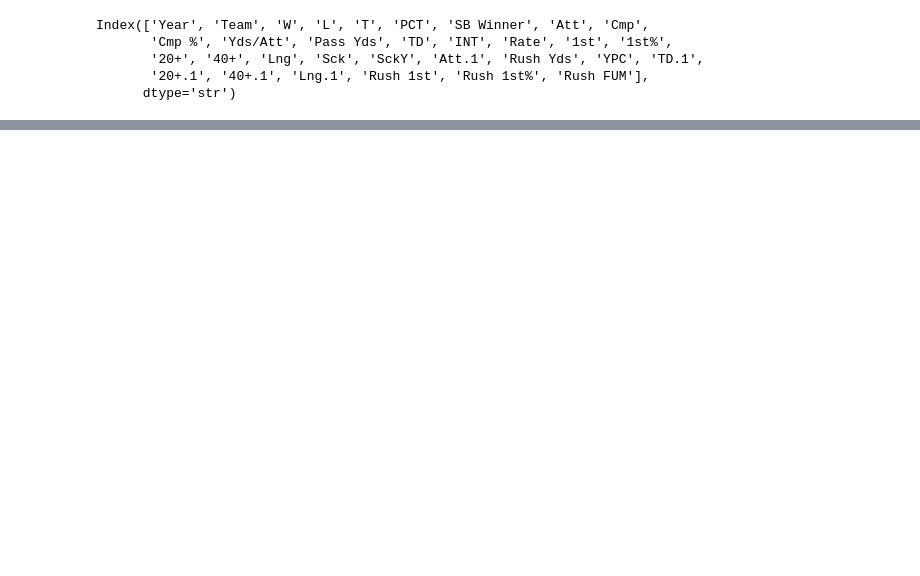
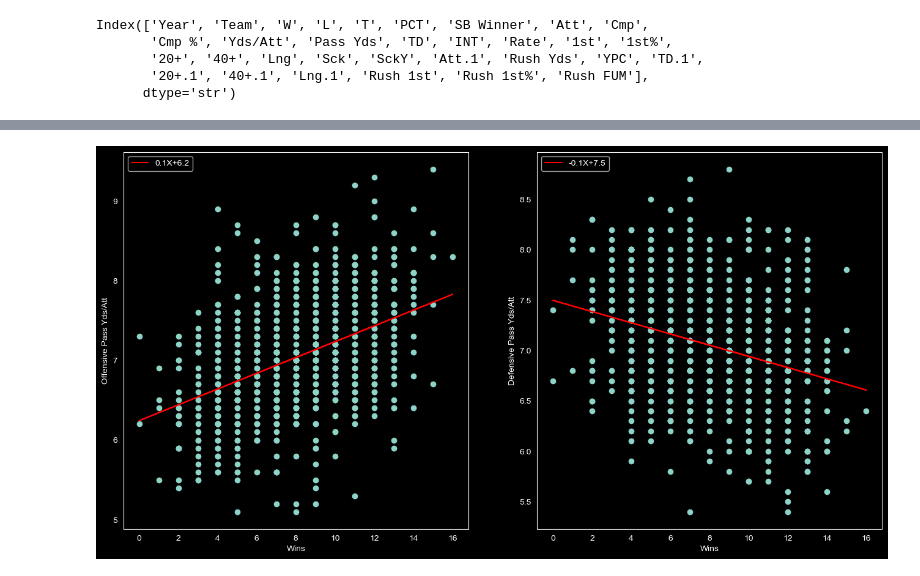
Before and after one commit to andrewtsteves/Championship-Predictor, a Jupyter notebook: Plots.ipynb, the cells around one changed output, grey strips where cells are left out. Cells and saved outputs as stored; diff of their text form; code cells hidden in the pictures; blank space fills up the shorter version.

```diff
--- a/Plots.ipynb
+++ b/Plots.ipynb
@@ -49,0 +49,31 @@ plt.show()
+# %%
+o_pass_ypa = srd.stats(offense, 'W', 'Yds/Att')
+d_pass_ypa = srd.stats(defense, 'W', 'Yds/Att')
+
+o_best_fit = s.linregress(o_pass_ypa[0], o_pass_ypa[1])
+y_o = o_best_fit.intercept + o_best_fit.slope * o_pass_ypa[0]
+
+d_best_fit = s.linregress(d_pass_ypa[0], d_pass_ypa[1])
+y_d = d_best_fit.intercept + d_best_fit.slope * d_pass_ypa[0]
+
+fig, (ax1, ax2) = plt.subplots(1, 2, figsize=(16,8))
+ax1.scatter(o_pass_ypa[0], o_pass_ypa[1])
+ax1.plot(o_pass_ypa[0], y_o, color = 'red', label = f"{o_best_fit.slope:.1f}X+{o_best_fit.intercept:.1f}")
+
+ax2.scatter(d_pass_ypa[0], d_pass_ypa[1])
+ax2.plot(d_pass_ypa[0], y_d, color = 'red', label = f"{d_best_fit.slope:.1f}X+{d_best_fit.intercept:.1f}")
+
+ax1.legend(loc='upper left')
+ax2.legend(loc='upper left')
+
+ax1.grid(False)
+ax2.grid(False)
+
+ax1.set_ylabel('Offensive Pass Yds/Att')
+ax2.set_ylabel('Defensive Pass Yds/Att')
+ax1.set_xlabel('Wins')
+ax2.set_xlabel('Wins')
+
+plt.show()
+# %% [output]
+[figure, added]
```
Also changed, not shown: parts of 14 cells of this notebook.
